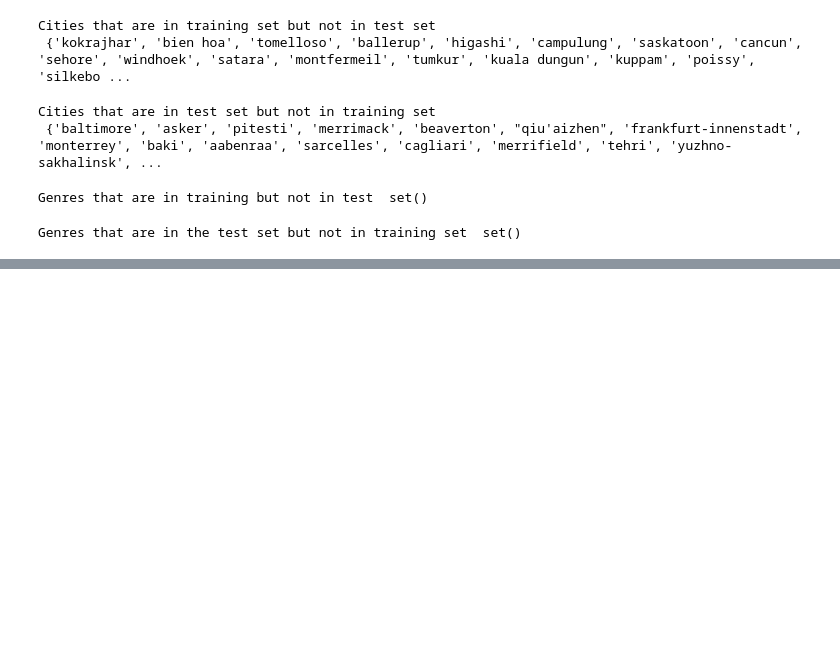
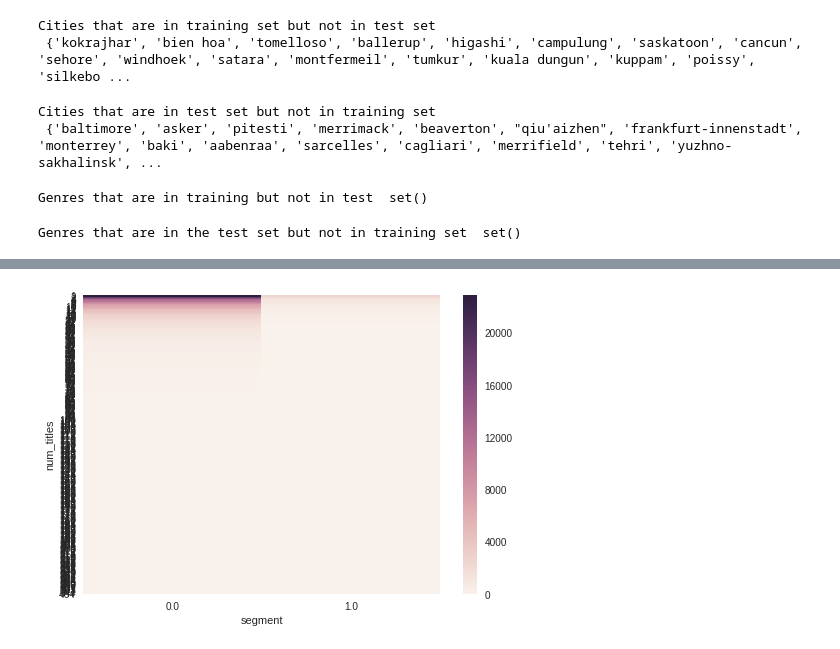
Before and after one commit to numb3r33/India_Hacks_2017, a Jupyter notebook: notebooks/Experiment4-(EDAHotstar).ipynb, the cells around one changed output, grey strips where cells are left out. Cells and saved outputs as stored; diff of their text form; code cells hidden in the pictures; blank space fills up the shorter version.

```diff
--- a/notebooks/Experiment4-(EDAHotstar).ipynb
+++ b/notebooks/Experiment4-(EDAHotstar).ipynb
@@ -154,0 +119,5 @@ data
+# %%
+ss = pd.crosstab(data.loc[train_mask, 'num_titles'], data.loc[train_mask, 'segment'])
+sns.heatmap(ss);
+# %% [output]
+[figure, added]
```
Also changed, not shown: parts of 34 cells of this notebook, 3 other files.
